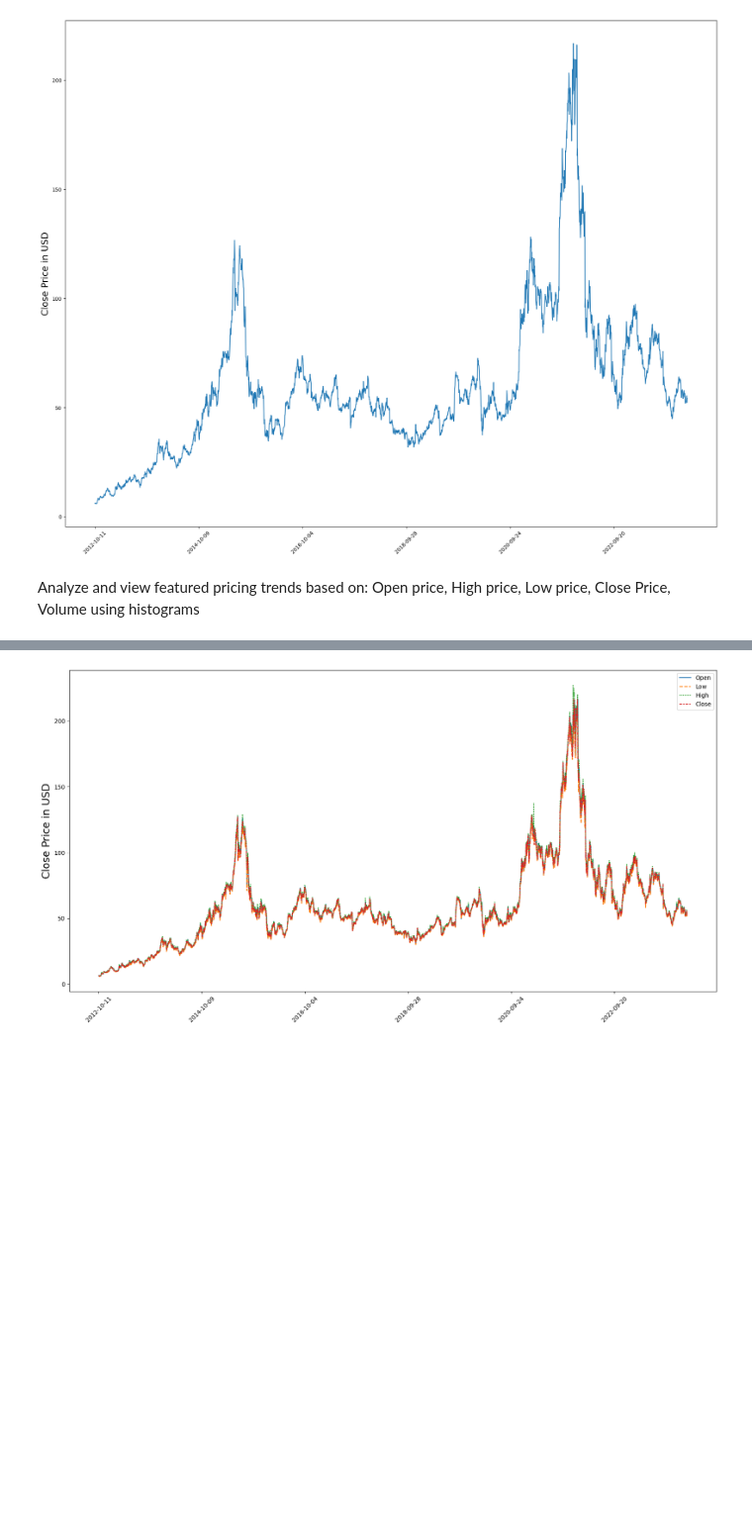
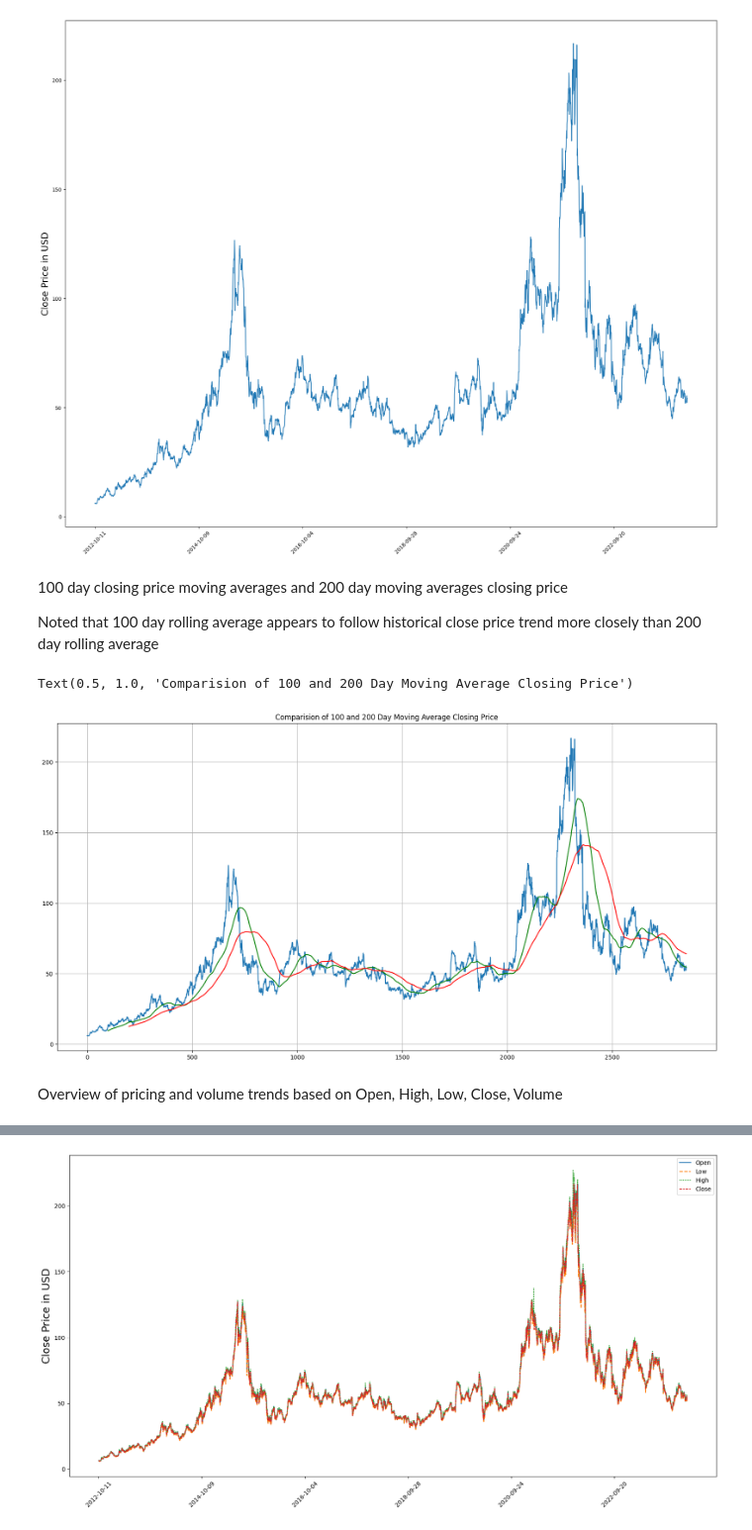
Before and after one commit to aMetini/Stock_Prediction, a Jupyter notebook: ltsm_Regressor_stock_price_predictor.ipynb, the cells around one changed output, grey strips where cells are left out. Shown: that part at 99% size. Cells and saved outputs as stored; diff of their text form; code cells hidden in the pictures; blank space fills up the shorter version.

```diff
--- a/ltsm_Regressor_stock_price_predictor.ipynb
+++ b/ltsm_Regressor_stock_price_predictor.ipynb
@@ -108,5 +112,25 @@ plt.ylabel('Close Price in USD', fontsize=18)
 plt.show()
 # %% [output]
 [figure]
+# %% [markdown]
+100 day closing price moving averages and 200 day moving averages closing price
+
+Noted that 100 day rolling average appears to follow historical close price trend more closely than 200 day rolling average
+# %%
+average_100 = amba['Close'].rolling(100).mean()
+average_100
+
+average_200 = amba['Close'].rolling(200).mean()
+average_200
+
+plt.figure(figsize=(20,10))
+plt.plot(amba['Close'])
+plt.plot(average_100, 'g')
+plt.plot(average_200, 'r')
+plt.grid(True)
+plt.title('Comparision of 100 and 200 Day Moving Average Closing Price')
+# %% [output]
+Text(0.5, 1.0, 'Comparision of 100 and 200 Day Moving Average Closing Price')
+[figure, added]
 # %% [markdown]
-Analyze and view featured pricing trends based on: Open price, High price, Low price, Close Price, Volume using histograms
+Overview of pricing and volume trends based on Open, High, Low, Close, Volume
```
Also changed, not shown: parts of 36 cells of this notebook, 6 other files.
